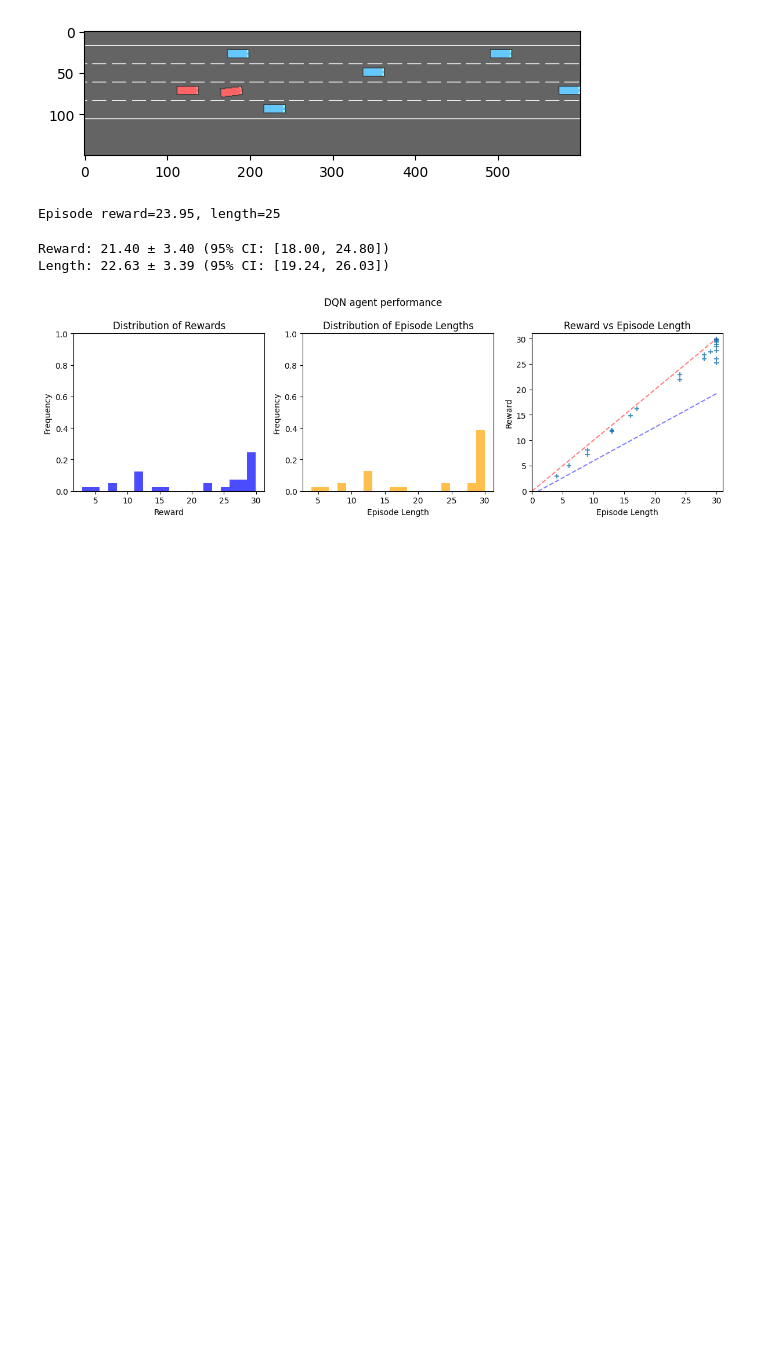
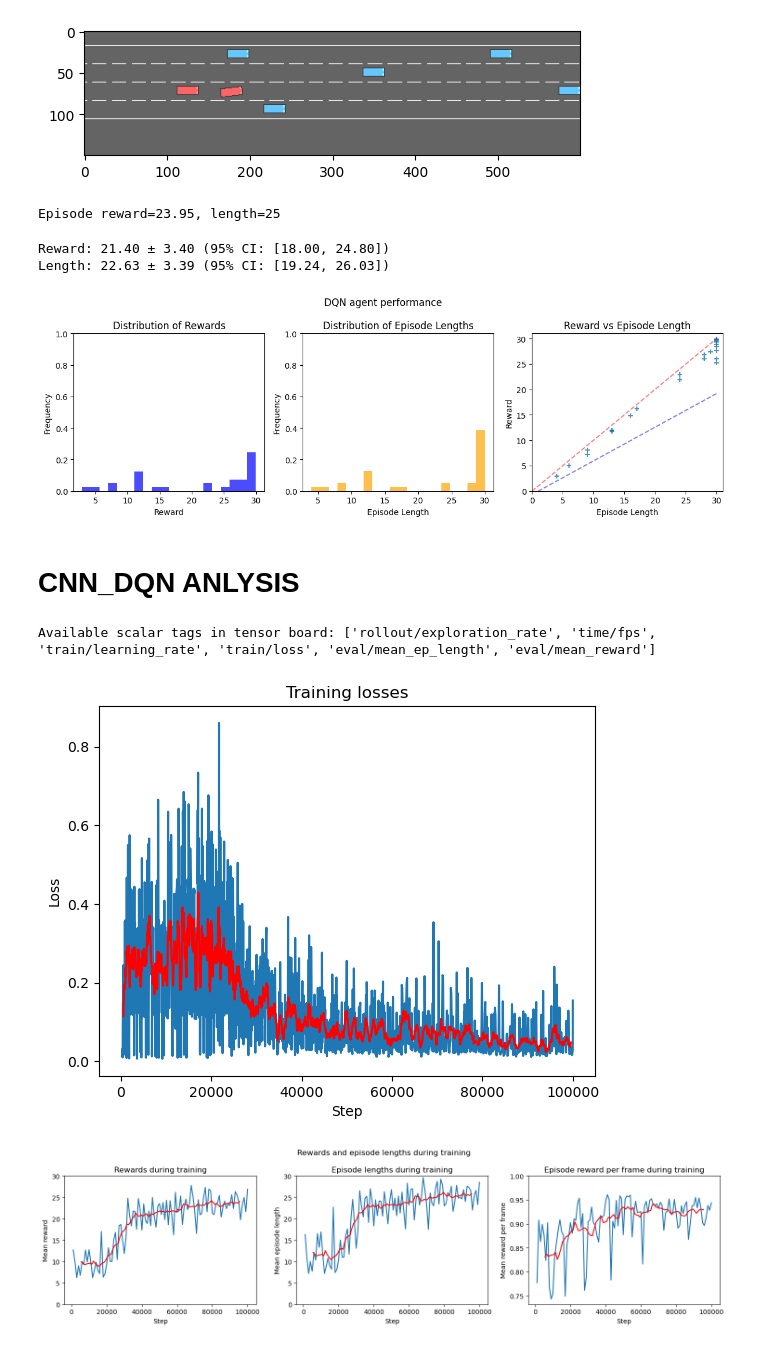
Before and after one commit to Limekaaa/highway-rl, a Jupyter notebook: dqn_analysis.ipynb, the cells around one changed output. Cells and saved outputs as stored; diff of their text form; code cells hidden in the pictures; blank space fills up the shorter version.

```diff
--- a/dqn_analysis.ipynb
+++ b/dqn_analysis.ipynb
@@ -280,3 +184,33 @@ Length: 22.63 ± 3.39 (95% CI: [19.24, 26.03])
 plot_rewards_lengths(rewards, lengths, title="DQN agent performance")
 # %% [output]
 [figure]
+# %% [markdown]
+# CNN_DQN ANLYSIS
+# %%
+OUTPUT_ROOT = Path("outputs_cnn_dqn")
+EVAL_CURVES_PATH = OUTPUT_ROOT / "eval_curves.npz"
+EVAL_LOGS_PATH = OUTPUT_ROOT / "eval_logs" / "evaluations.npz"
+BEST_MODEL_PATH = OUTPUT_ROOT / "best_model" / "best_model.zip"
+REF_BEST_MODEL_PATH = OUTPUT_ROOT / "REF_BEST.zip"
+FINAL_MODEL_PATH = OUTPUT_ROOT / "model.zip"
+TB_ROOT = OUTPUT_ROOT / "tb"
+EVENT_PATH = TB_ROOT / "cnn_dqn_20260412_225615_1" / "events.out.tfevents.1776027382.LAPTOP-DOH1GCOI.2816.0"
+eval_data = np.load(EVAL_CURVES_PATH)
+timesteps = eval_data["timesteps"]
+mean_rewards = eval_data["mean_rewards"]
+mean_ep_lengths = eval_data["mean_ep_lengths"]
+# %%
+event_file = EVENT_PATH
+ea = event_accumulator.EventAccumulator(str(event_file))
+ea.Reload()
+print("Available scalar tags in tensor board:", ea.Tags().get("scalars", []))
+# %% [output]
+Available scalar tags in tensor board: ['rollout/exploration_rate', 'time/fps', 'train/learning_rate', 'train/loss', 'eval/mean_ep_length', 'eval/mean_reward']
+# %%
+events = ea.Scalars("train/loss")
+values = np.array([event.value for event in events], dtype=float)
+plot_losses(values, nb_smoothen=10, title="Training losses", x_values=[event.step for event in events])
+plot_train_rewards_lengths(mean_rewards, mean_ep_lengths, nb_smoothen=10, x_values=timesteps)
+# %% [output]
+[figure, added]
+[figure, added]
```
Also changed, not shown: parts of 11 cells of this notebook, 11 other files.
